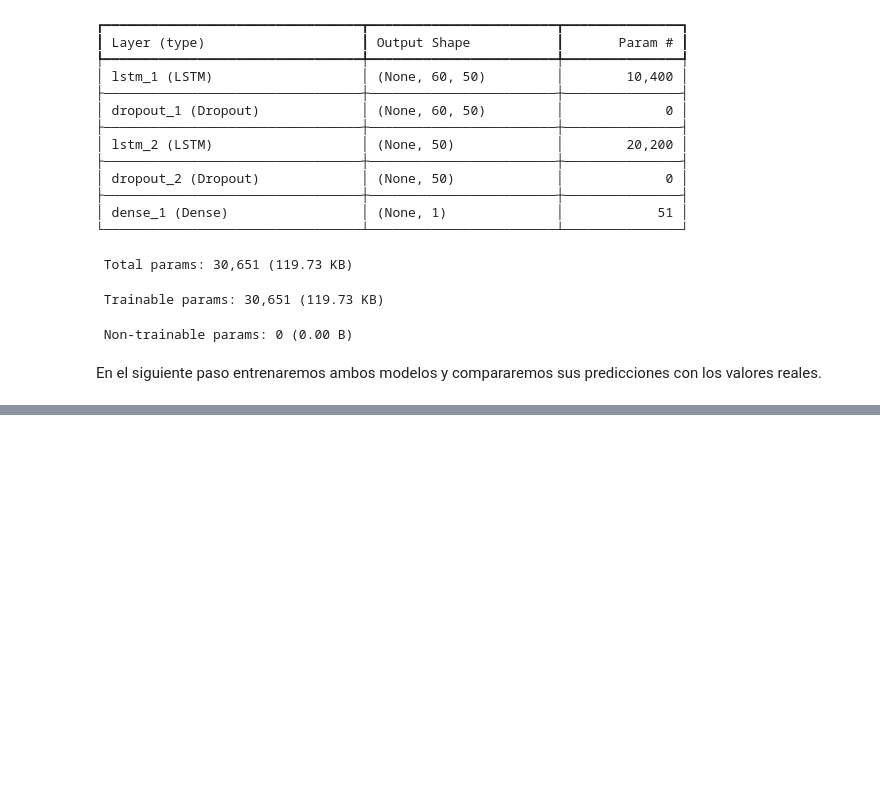
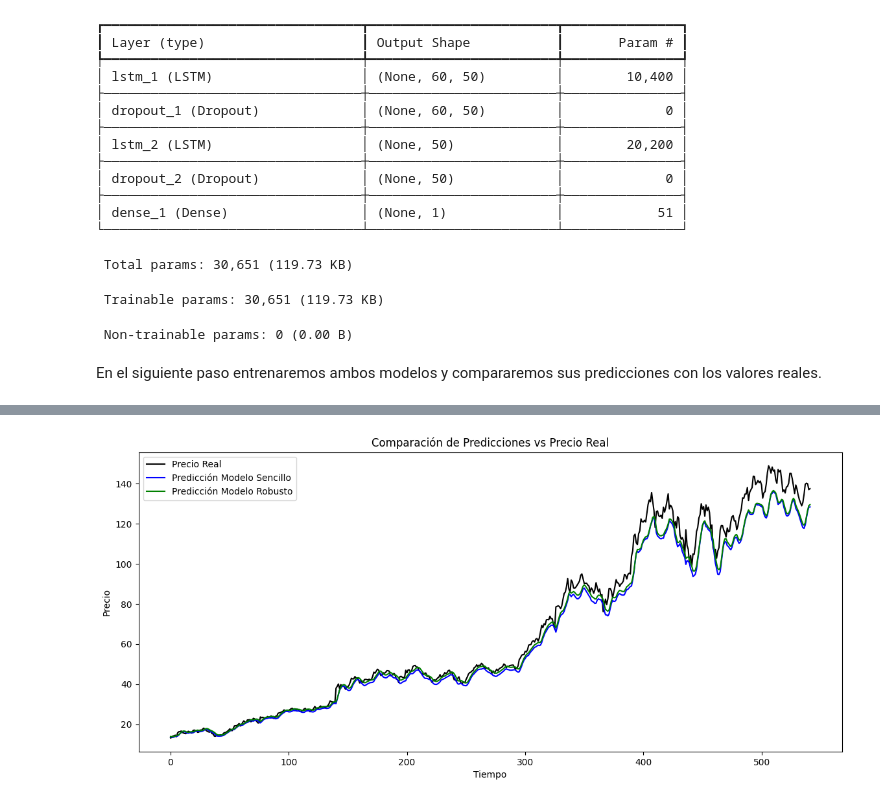
Before and after one commit to Parcex10/004_LSTM, a Jupyter notebook: report.ipynb, the cells around one changed output, grey strips where cells are left out. Drawn from its saved outputs; the diff is of its cells as text; code cells hidden in the pictures; blank space fills up the shorter version.

Commit message:
Se completó la Parte 1 del proyecto hasta guardar los modelos, ahora continuamos con la implementación de la clase para importarlos.

```diff
--- a/report.ipynb
+++ b/report.ipynb
@@ -173,0 +216,15 @@ En el siguiente paso entrenaremos ambos modelos y compararemos sus predicciones
+# %%
+# Predicciones con cada modelo
+y_pred_simple = model_simple.predict(X_test)
+y_pred_robust = model_robust.predict(X_test)
+
+# Desnormalizar los valores (revertir MinMaxScaler)
+import joblib
+scaler = joblib.load("data/close_price_scaler.save")
+
+# Desnormalizar predicciones
+y_pred_simple_rescaled = scaler.inverse_transform(y_pred_simple)
+y_pred_robust_rescaled = scaler.inverse_transform(y_pred_robust)
+
+# Desnormalizar precios reales
+y_test_rescaled = scaler.inverse_transform(y_test.reshape(-1, 1))
@@ -173,0 +234,20 @@ En el siguiente paso entrenaremos ambos modelos y compararemos sus predicciones
+# %%
+#  Gráfico de comparación
+plt.figure(figsize=(14, 6))
+
+# Precios reales
+plt.plot(y_test_rescaled, color="black", label="Precio Real")
+
+# Modelo sencillo
+plt.plot(y_pred_simple_rescaled, color="blue", label="Predicción Modelo Sencillo")
+
+# Modelo robusto
+plt.plot(y_pred_robust_rescaled, color="green", label="Predicción Modelo Robusto")
+
+plt.title("Comparación de Predicciones vs Precio Real")
+plt.xlabel("Tiempo")
+plt.ylabel("Precio")
+plt.legend()
+plt.show()
+# %% [output]
+[figure, added]
```
Also changed, not shown: parts of 17 cells of this notebook, 3 other files.
